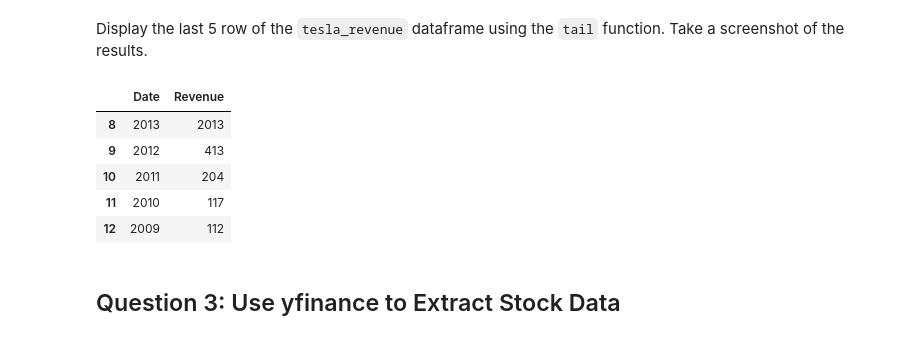
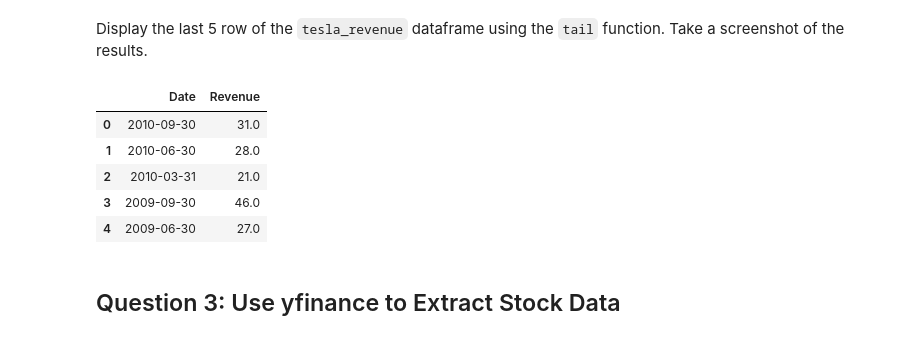
Before and after one commit to inasfarras/Analyzing-Historical-Stock-Revenue-Data-and-Building-a-Dashboard, a Jupyter notebook: Analyzing Historical StockRevenue Data and Building a Dashboard.ipynb, the cells around one changed output. Saved outputs shown, nothing was run; the diff lists cells and outputs as text; code cells hidden in the pictures.

```diff
--- a/Analyzing Historical StockRevenue Data and Building a Dashboard.ipynb
+++ b/Analyzing Historical StockRevenue Data and Building a Dashboard.ipynb
@@ -149,11 +149,8 @@ for tbody in temp:
         if len(cols) >= 2:
             Date = cols[0].string  # Assuming you want the text inside the <td> tag
             Revenue = cols[1].string  # Assuming you want the text inside the <td> tag
-            if Revenue != None and '$' in Revenue and len(Date) == 4:
+            if Revenue != None and '$' in Revenue and len(Date)>4 :
                 tesla_revenue.append({"Date": Date, "Revenue": Revenue})
-# tesla_revenue["Revenue"] = tesla_revenue['Revenue'].str.replace(',|\$',"")
-# for record in tesla_revenue:
-#     record["Revenue"] = record["Revenue"].replace(',', "").replace('$', "")
 # %% [markdown]
 Execute the following line to remove the comma and dollar sign from the `Revenue` column.
 # %%
@@ -202,14 +168,14 @@ tesla_revenue
 # %% [markdown]
 Display the last 5 row of the `tesla_revenue` dataframe using the `tail` function. Take a screenshot of the results.
 # %%
-tesla_revenue.tail()
+tesla_revenue.tail().reset_index(drop = True)
 # %% [output]
 |  | Date | Revenue |
-| 8 | 2013 | 2013 |
-| 9 | 2012 | 413 |
-| 10 | 2011 | 204 |
-| 11 | 2010 | 117 |
-| 12 | 2009 | 112 |
+| 0 | 2010-09-30 | 31.0 |
+| 1 | 2010-06-30 | 28.0 |
+| 2 | 2010-03-31 | 21.0 |
+| 3 | 2009-09-30 | 46.0 |
+| 4 | 2009-06-30 | 27.0 |
 # %% [markdown]
 ## Question 3: Use yfinance to Extract Stock Data
 # %% [markdown]
```
Also changed, not shown: parts of 15 cells of this notebook.
